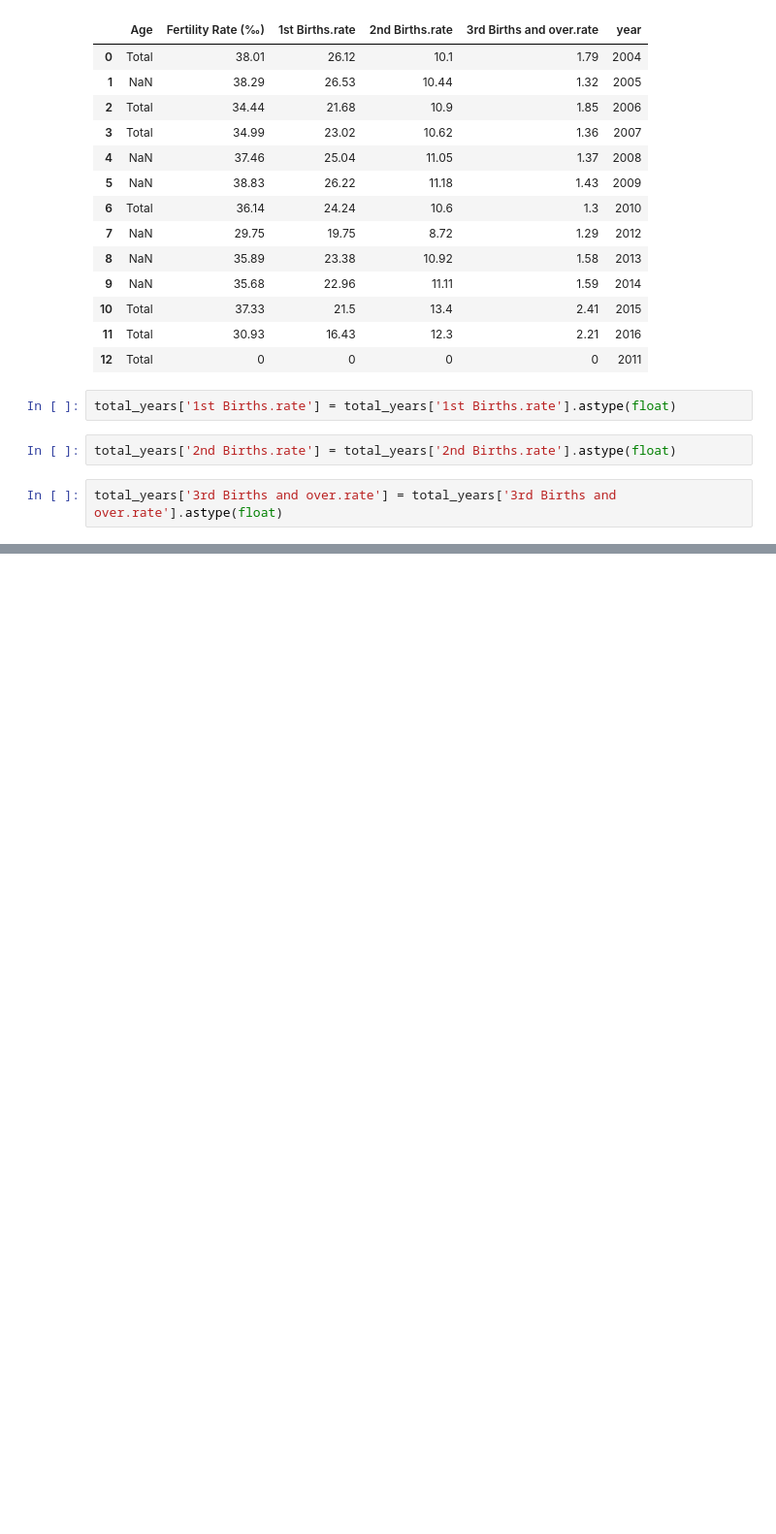
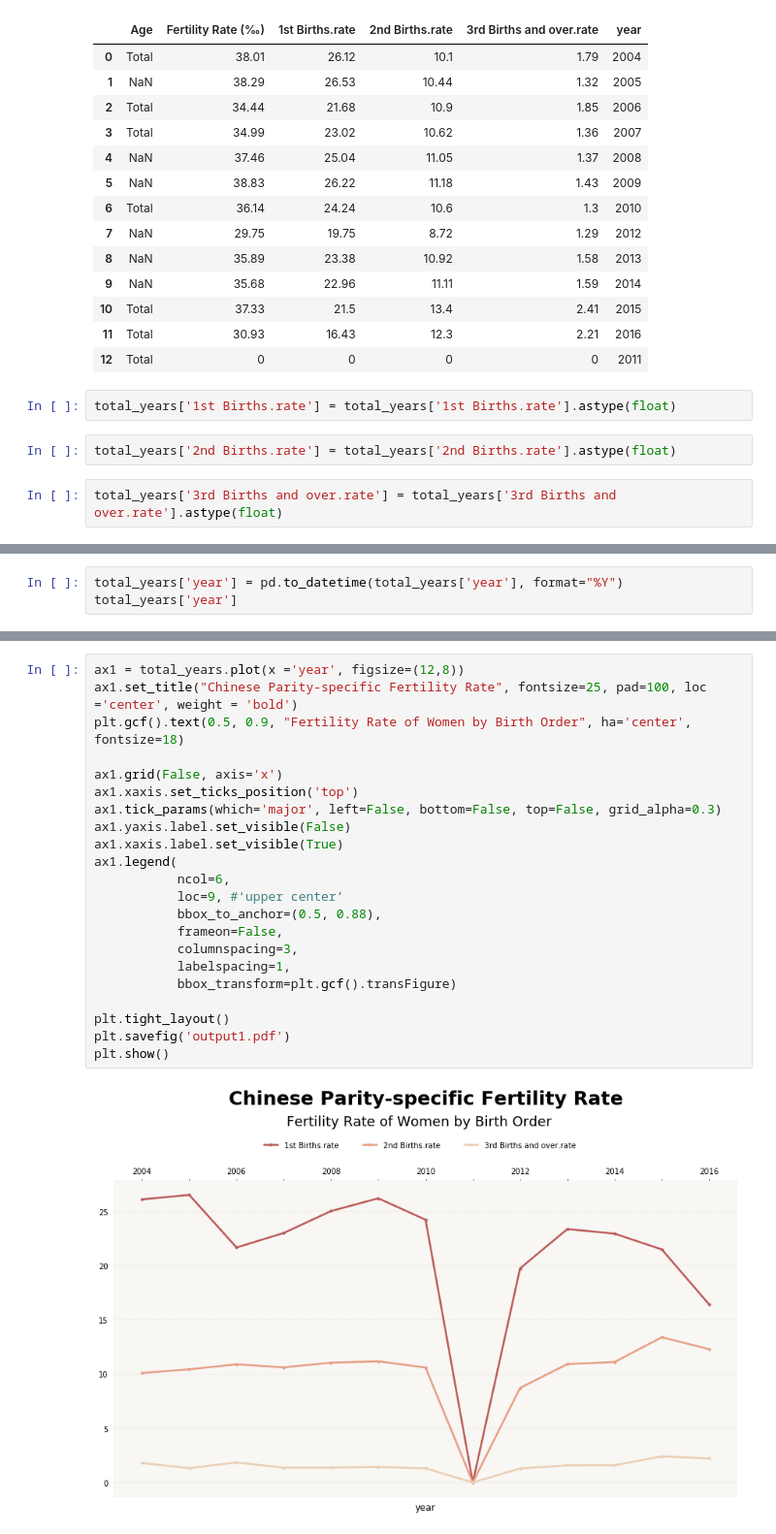
Before and after one commit to SiruiZhu/Data-Studio, a Jupyter notebook: code/03-Chinese Two-child policy/Project 3_ Chinese second child policy.ipynb, the cells around one changed output, grey strips where cells are left out. Shown at 97% size. Drawn from its saved outputs; the diff is of its cells as text; blank space fills up the shorter version.

```diff
--- a/code/03-Chinese Two-child policy/Project 3_ Chinese second child policy.ipynb
+++ b/code/03-Chinese Two-child policy/Project 3_ Chinese second child policy.ipynb
@@ -245,0 +307,3 @@ total_years.plot(kind='barh', x ='year', y= ['1st Births.rate', '2nd Births.rate
+# %%
+total_years['year'] = pd.to_datetime(total_years['year'], format="%Y")
+total_years['year']
@@ -245,0 +342,24 @@ total_years.plot(kind='barh', x ='year', y= ['1st Births.rate', '2nd Births.rate
+# %%
+ax1 = total_years.plot(x ='year', figsize=(12,8))
+ax1.set_title("Chinese Parity-specific Fertility Rate", fontsize=25, pad=100, loc ='center', weight = 'bold')
+plt.gcf().text(0.5, 0.9, "Fertility Rate of Women by Birth Order", ha='center', fontsize=18)
+
+ax1.grid(False, axis='x')
+ax1.xaxis.set_ticks_position('top')
+ax1.tick_params(which='major', left=False, bottom=False, top=False, grid_alpha=0.3)
+ax1.yaxis.label.set_visible(False)
+ax1.xaxis.label.set_visible(True)
+ax1.legend(
+           ncol=6,
+           loc=9, #‘upper center’
+           bbox_to_anchor=(0.5, 0.88),
+           frameon=False,
+           columnspacing=3,
+           labelspacing=1,
+           bbox_transform=plt.gcf().transFigure)
+
+plt.tight_layout()
+plt.savefig('output1.pdf')
+plt.show()
+# %% [output]
+[figure, added]
```
Also changed, not shown: parts of 6 cells of this notebook, 6 other files.
